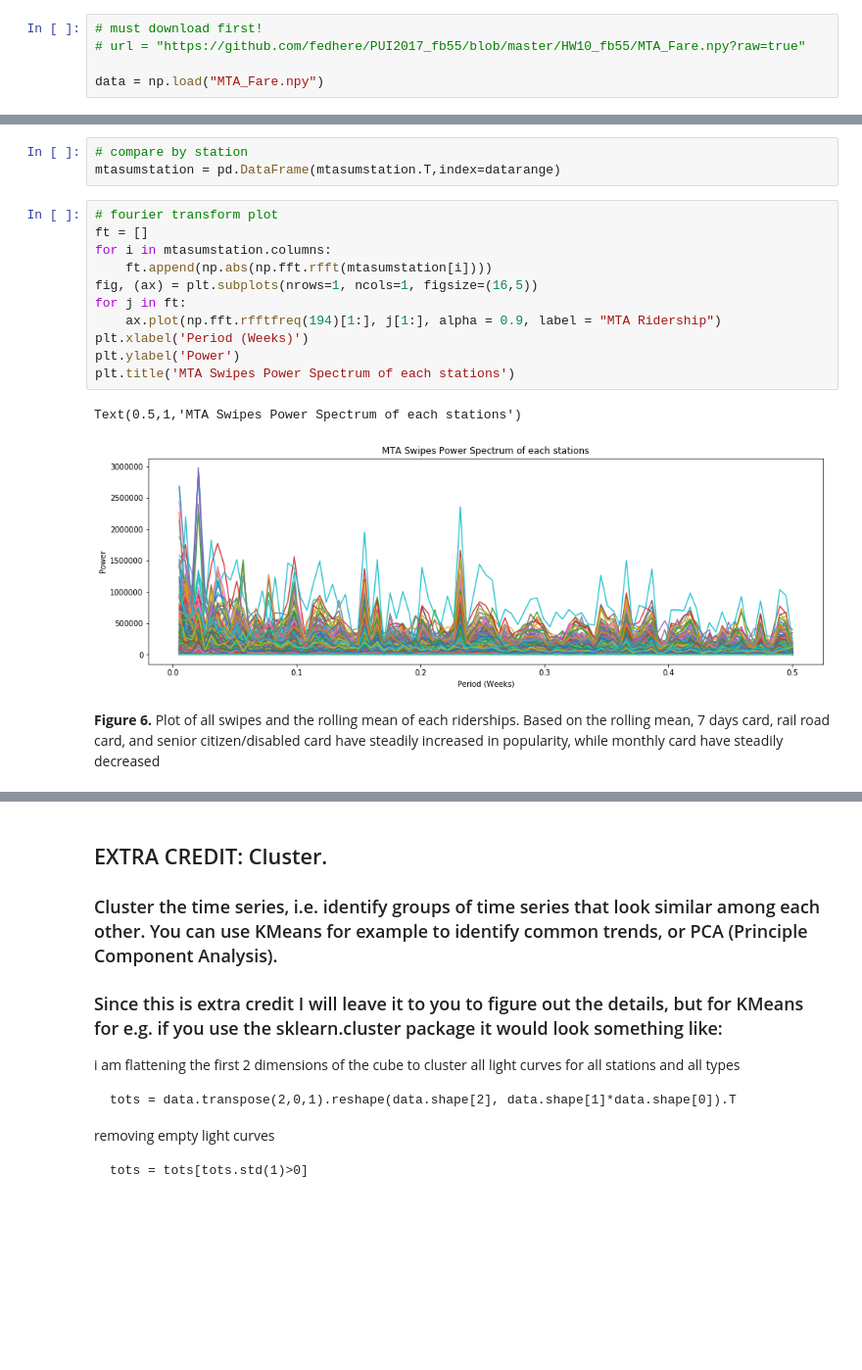
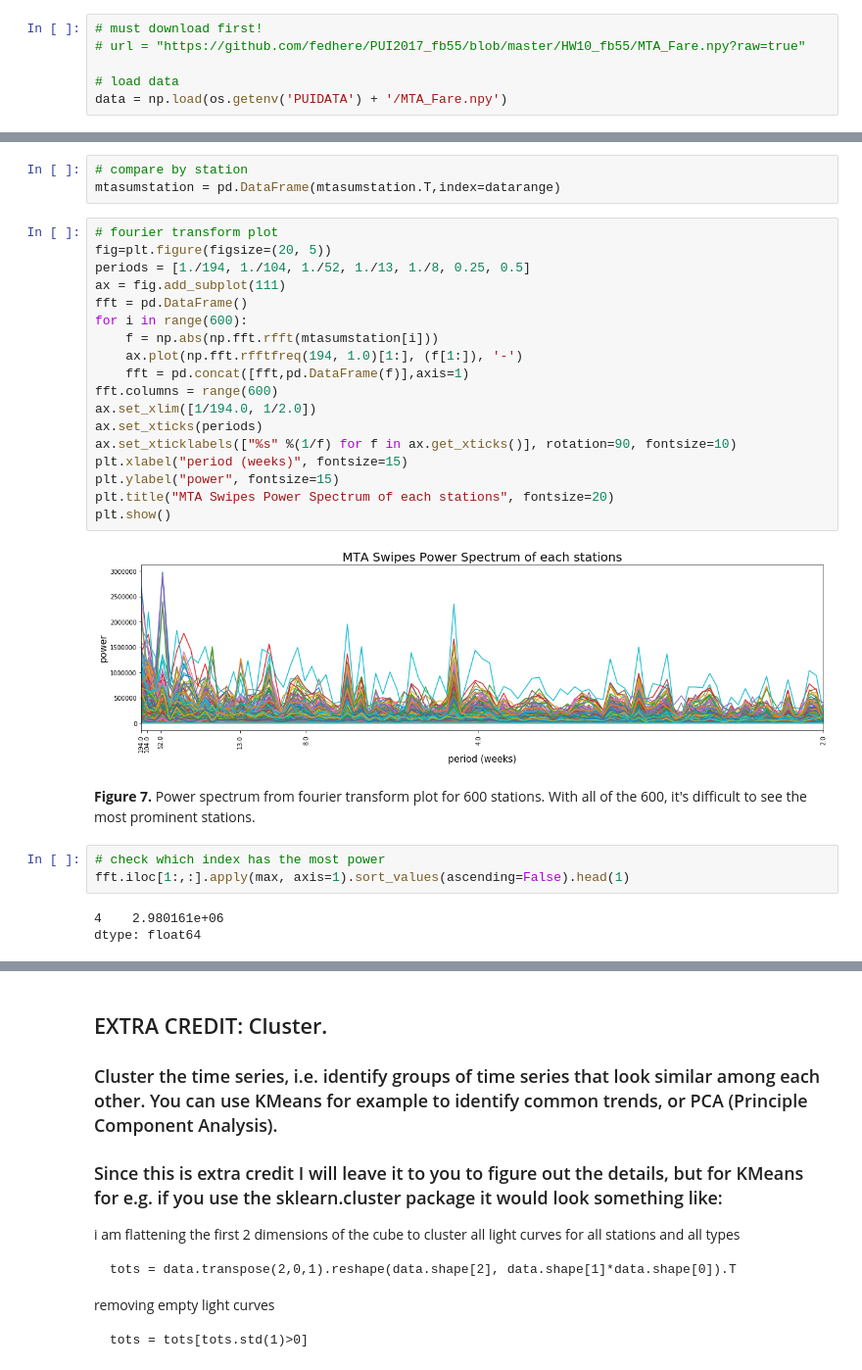
Before and after one commit to ninanrh/PUI2017_nn1221, a Jupyter notebook: HW10_nn1221/HW10.ipynb, the cells around one changed output, grey strips where cells are left out. Shown at 98% size. Cells and saved outputs as stored; diff of their text form; blank space fills up the shorter version.

```diff
--- a/HW10_nn1221/HW10.ipynb
+++ b/HW10_nn1221/HW10.ipynb
@@ -40,7 +46,8 @@ shape (600, 23, 194)
 # must download first!
 # url = "https://github.com/fedhere/PUI2017_fb55/blob/master/HW10_fb55/MTA_Fare.npy?raw=true"
 
-data = np.load("MTA_Fare.npy")
+# load data
+data = np.load(os.getenv('PUIDATA') + '/MTA_Fare.npy')
 # %%
 # check shape
 data.shape
@@ -259,19 +266,31 @@ ratio
 # %%
 # compare by station
 mtasumstation = pd.DataFrame(mtasumstation.T,index=datarange)
-# %%
-# fourier transform plot
-ft = []
-for i in mtasumstation.columns:
-    ft.append(np.abs(np.fft.rfft(mtasumstation[i])))
-fig, (ax) = plt.subplots(nrows=1, ncols=1, figsize=(16,5))
-for j in ft:
-    ax.plot(np.fft.rfftfreq(194)[1:], j[1:], alpha = 0.9, label = "MTA Ridership")
-plt.xlabel('Period (Weeks)')
-plt.ylabel('Power')
-plt.title('MTA Swipes Power Spectrum of each stations')
-# %% [output]
-Text(0.5,1,'MTA Swipes Power Spectrum of each stations')
-[figure, removed]
-# %% [markdown]
-**Figure 6.** Plot of all swipes and the rolling mean of each riderships. Based on the rolling mean, 7 days card, rail road card, and senior citizen/disabled card have steadily increased in popularity, while monthly card have steadily decreased
+# %%
+# fourier transform plot
+fig=plt.figure(figsize=(20, 5))
+periods = [1./194, 1./104, 1./52, 1./13, 1./8, 0.25, 0.5]
+ax = fig.add_subplot(111)
+fft = pd.DataFrame()
+for i in range(600):
+    f = np.abs(np.fft.rfft(mtasumstation[i]))
+    ax.plot(np.fft.rfftfreq(194, 1.0)[1:], (f[1:]), '-')
+    fft = pd.concat([fft,pd.DataFrame(f)],axis=1)
+fft.columns = range(600)
+ax.set_xlim([1/194.0, 1/2.0])
+ax.set_xticks(periods)
+ax.set_xticklabels(["%s" %(1/f) for f in ax.get_xticks()], rotation=90, fontsize=10)
+plt.xlabel("period (weeks)", fontsize=15)
+plt.ylabel("power", fontsize=15)
+plt.title("MTA Swipes Power Spectrum of each stations", fontsize=20)
+plt.show()
+# %% [output]
+[figure, added]
+# %% [markdown]
+**Figure 7.** Power spectrum from fourier transform plot for 600 stations. With all of the 600, it's difficult to see the most prominent stations.
+# %%
+# check which index has the most power
+fft.iloc[1:,:].apply(max, axis=1).sort_values(ascending=False).head(1)
+# %% [output]
+4    2.980161e+06
+dtype: float64
```
Also changed, not shown: parts of 23 cells of this notebook.
